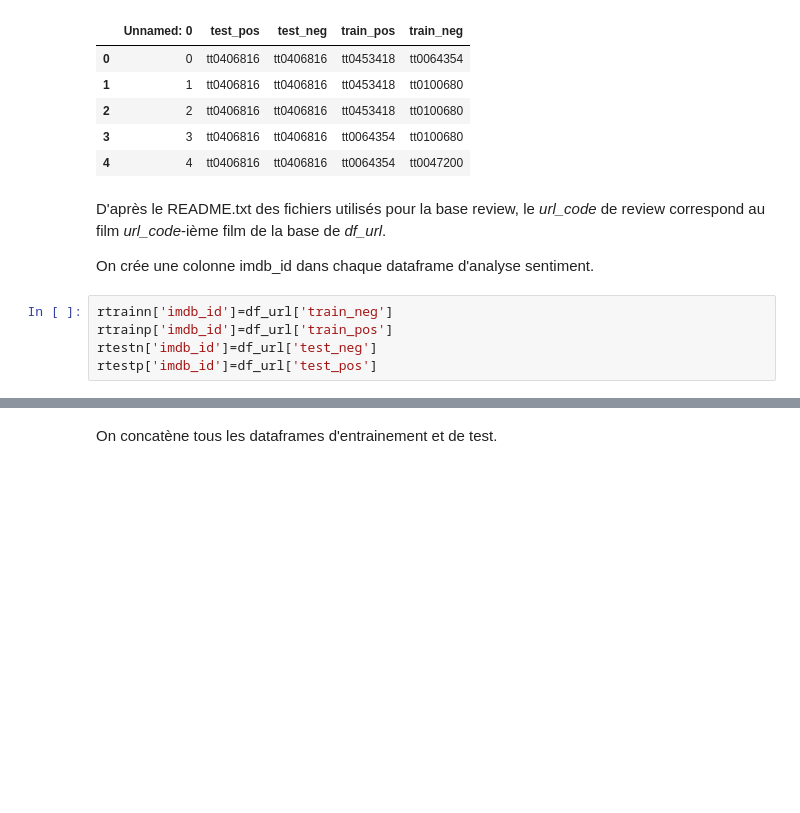
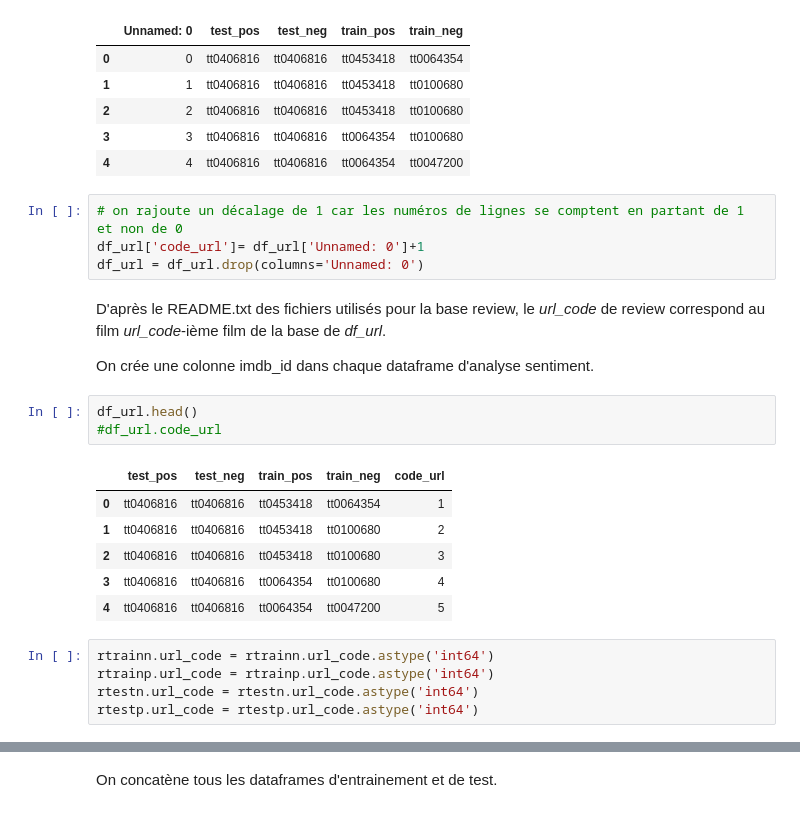
Before and after one commit to marie-ganon/Projet-Python-S1, a Jupyter notebook: Scraping_nettoyage.ipynb, the cells around one changed output, grey strips where cells are left out. Drawn from its saved outputs; the diff is of its cells as text; blank space fills up the shorter version.

```diff
--- a/Scraping_nettoyage.ipynb
+++ b/Scraping_nettoyage.ipynb
@@ -1031,12 +1031,26 @@ df_url.head()
 | 2 | 2 | tt0406816 | tt0406816 | tt0453418 | tt0100680 |
 | 3 | 3 | tt0406816 | tt0406816 | tt0064354 | tt0100680 |
 | 4 | 4 | tt0406816 | tt0406816 | tt0064354 | tt0047200 |
+# %%
+# on rajoute un décalage de 1 car les numéros de lignes se comptent en partant de 1 et non de 0
+df_url['code_url']= df_url['Unnamed: 0']+1
+df_url = df_url.drop(columns='Unnamed: 0')
 # %% [markdown]
 D'après le README.txt des fichiers utilisés pour la base review, le *url_code* de review correspond au film *url_code*-ième film de la base de *df_url*.
 
 On crée une colonne imdb_id dans chaque dataframe d'analyse sentiment.
-# %%
-rtrainn['imdb_id']=df_url['train_neg']
-rtrainp['imdb_id']=df_url['train_pos']
-rtestn['imdb_id']=df_url['test_neg']
-rtestp['imdb_id']=df_url['test_pos']
+# %%
+df_url.head()
+#df_url.code_url
+# %% [output]
+|  | test_pos | test_neg | train_pos | train_neg | code_url |
+| 0 | tt0406816 | tt0406816 | tt0453418 | tt0064354 | 1 |
+| 1 | tt0406816 | tt0406816 | tt0453418 | tt0100680 | 2 |
+| 2 | tt0406816 | tt0406816 | tt0453418 | tt0100680 | 3 |
+| 3 | tt0406816 | tt0406816 | tt0064354 | tt0100680 | 4 |
+| 4 | tt0406816 | tt0406816 | tt0064354 | tt0047200 | 5 |
+# %%
+rtrainn.url_code = rtrainn.url_code.astype('int64')
+rtrainp.url_code = rtrainp.url_code.astype('int64')
+rtestn.url_code = rtestn.url_code.astype('int64')
+rtestp.url_code = rtestp.url_code.astype('int64')
```
Also changed, not shown: parts of 5 cells of this notebook.
